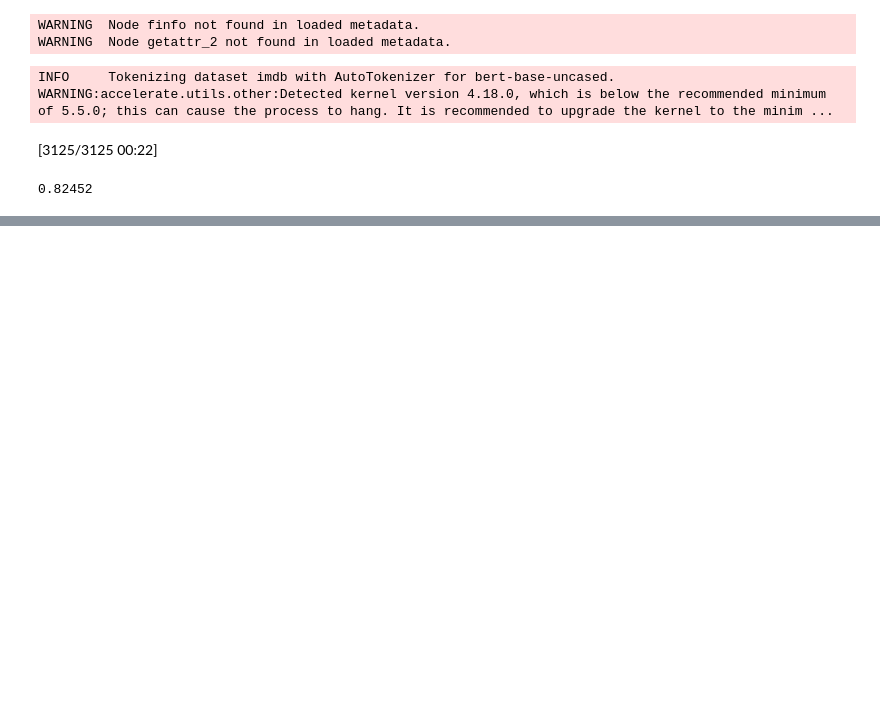
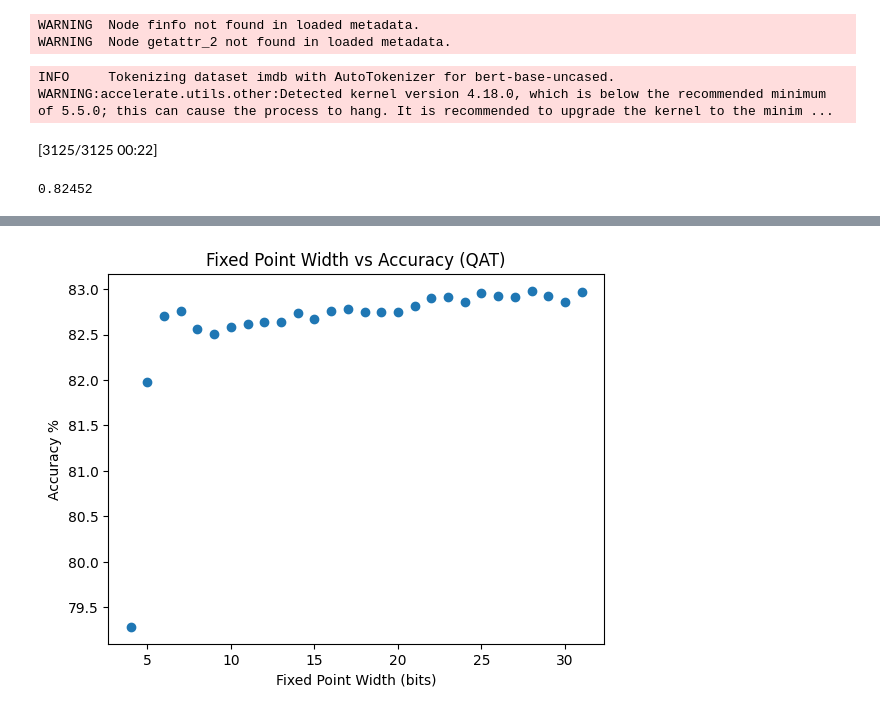
Before and after one commit to omaralkhatib03/mase, a Jupyter notebook: tasks/tutorial3/task1a.ipynb, the cells around one changed output, grey strips where cells are left out. Cells and saved outputs as stored; diff of their text form; code cells hidden in the pictures; blank space fills up the shorter version.

```diff
--- a/tasks/tutorial3/task1a.ipynb
+++ b/tasks/tutorial3/task1a.ipynb
@@ -138,0 +135,10 @@ WARNING:accelerate.utils.other:Detected kernel version 4.18.0, which is below th
+# %%
+fig_qat = plt.figure()
+plt.scatter(x=df_qat['width'], y=df_qat['accuracy'] * 100)
+plt.xlabel('Fixed Point Width (bits)')
+plt.ylabel('Accuracy %')
+plt.title('Fixed Point Width vs Accuracy (QAT)')
+plt.savefig(f'{Path.home()}/mase/tasks/tutorial3/fixed_point_qat')
+plt.show()
+# %% [output]
+[figure, added]
```
Also changed, not shown: parts of 7 cells of this notebook, 5 other files.
